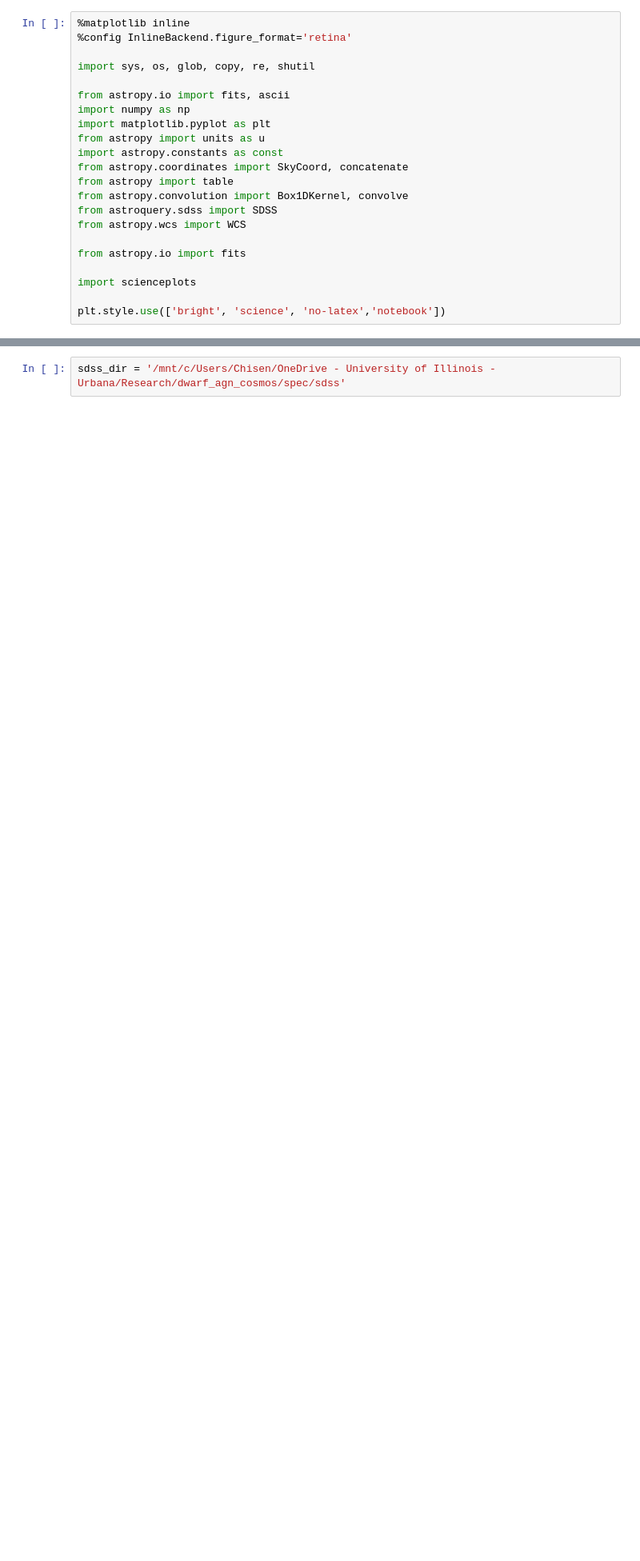
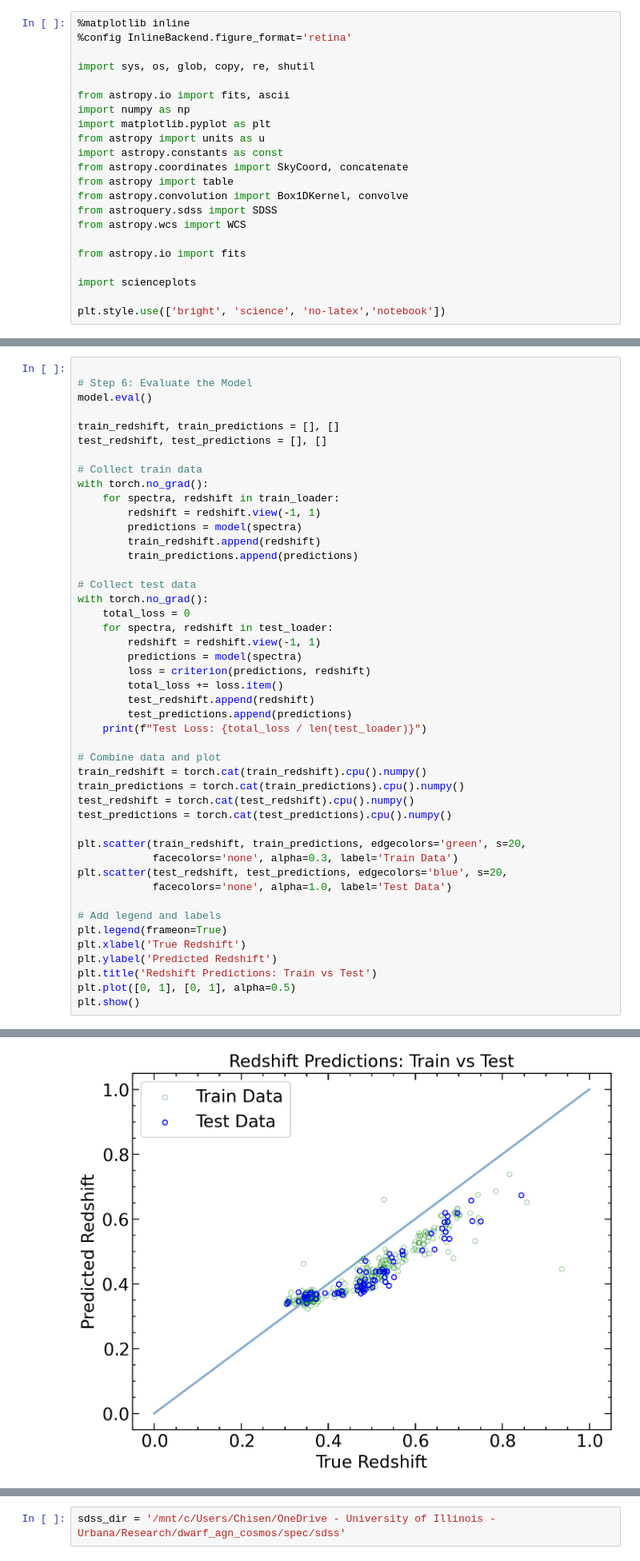
Before and after one commit to Chisen-Lupus/machine-learning-demo, a Jupyter notebook: nn-approach-demo.ipynb, the cells around one changed output, grey strips where cells are left out. Shown at 80% size. Drawn from its saved outputs; the diff is of its cells as text; blank space fills up the shorter version.

```diff
--- a/nn-approach-demo.ipynb
+++ b/nn-approach-demo.ipynb
@@ -24,0 +321,47 @@ plt.style.use(['bright', 'science', 'no-latex','notebook'])
+# %%
+
+# Step 6: Evaluate the Model
+model.eval()
+
+train_redshift, train_predictions = [], []
+test_redshift, test_predictions = [], []
+
+# Collect train data
+with torch.no_grad():
+    for spectra, redshift in train_loader:
+        redshift = redshift.view(-1, 1)
+        predictions = model(spectra)
+        train_redshift.append(redshift)
+        train_predictions.append(predictions)
+
+# Collect test data
+with torch.no_grad():
+    total_loss = 0
+    for spectra, redshift in test_loader:
+        redshift = redshift.view(-1, 1)
+        predictions = model(spectra)
+        loss = criterion(predictions, redshift)
+        total_loss += loss.item()
+        test_redshift.append(redshift)
+        test_predictions.append(predictions)
+    print(f"Test Loss: {total_loss / len(test_loader)}")
+
+# Combine data and plot
+train_redshift = torch.cat(train_redshift).cpu().numpy()
+train_predictions = torch.cat(train_predictions).cpu().numpy()
+test_redshift = torch.cat(test_redshift).cpu().numpy()
+test_predictions = torch.cat(test_predictions).cpu().numpy()
+
+plt.scatter(train_redshift, train_predictions, edgecolors='green', s=20,
+            facecolors='none', alpha=0.3, label='Train Data')
+plt.scatter(test_redshift, test_predictions, edgecolors='blue', s=20,
+            facecolors='none', alpha=1.0, label='Test Data')
+
+# Add legend and labels
+plt.legend(frameon=True)
+plt.xlabel('True Redshift')
+plt.ylabel('Predicted Redshift')
+plt.title('Redshift Predictions: Train vs Test')
+plt.plot([0, 1], [0, 1], alpha=0.5)
+plt.show()
+# %% [output]
@@ -24,0 +369 @@ plt.style.use(['bright', 'science', 'no-latex','notebook'])
+[figure, added]
```
Also changed, not shown: parts of 16 cells of this notebook.
